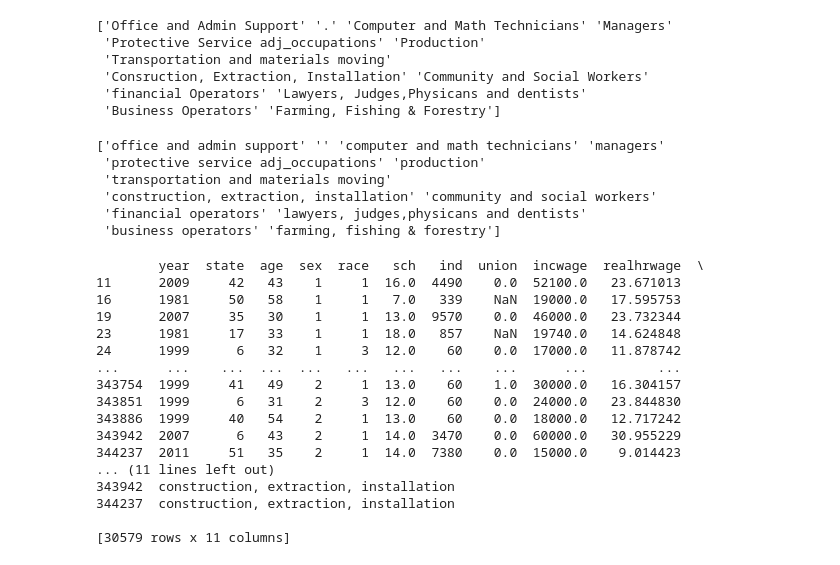
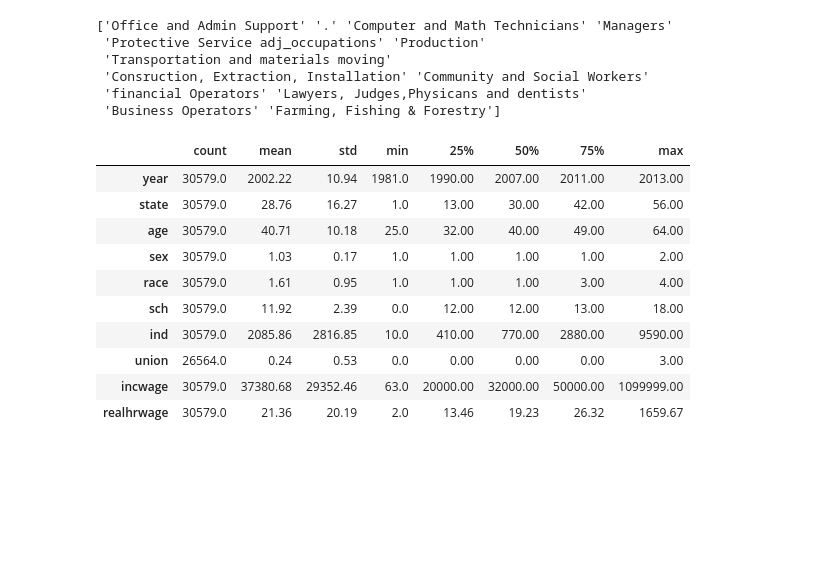
Before and after one commit to ep-ucl/QM2, a Jupyter notebook: notebooks/W07.Regression.ipynb, the cells around one changed output. Drawn from its saved outputs; the diff is of its cells as text; code cells hidden in the pictures; blank space fills up the shorter version.

```diff
--- a/notebooks/W07.Regression.ipynb
+++ b/notebooks/W07.Regression.ipynb
@@ -625,35 +625,22 @@ print(df['occupation'].unique())
 # %%
 # Fix the typo and clean up the occupation column
 df['occupation'] = df['occupation'].str.strip().str.replace('consruction', 'construction', case=False)
-# Check the unique values in the occupation column after cleaning
-print(df['occupation'].unique())
+
+# Filter the dataset based on the exact occupation name
+filtered_df = df[df['occupation'] == 'construction, extraction, installation']
+
+summary=filtered_df.describe().round(2)  # generate summary statistics, and round everything to 2 decimal degrees
+summary=summary.T #.T transposes the table (rows become columns and vice versa)
+summary
 # %% [output]
-['office and admin support' '' 'computer and math technicians' 'managers'
- 'protective service adj_occupations' 'production'
- 'transportation and materials moving'
- 'construction, extraction, installation' 'community and social workers'
- 'financial operators' 'lawyers, judges,physicans and dentists'
- 'business operators' 'farming, fishing & forestry']
+|  | count | mean | std | min | 25% | 50% | 75% | max |
+| year | 30579.0 | 2002.22 | 10.94 | 1981.0 | 1990.00 | 2007.00 | 2011.00 | 2013.00 |
+| state | 30579.0 | 28.76 | 16.27 | 1.0 | 13.00 | 30.00 | 42.00 | 56.00 |
+| age | 30579.0 | 40.71 | 10.18 | 25.0 | 32.00 | 40.00 | 49.00 | 64.00 |
+| sex | 30579.0 | 1.03 | 0.17 | 1.0 | 1.00 | 1.00 | 1.00 | 2.00 |
+| race | 30579.0 | 1.61 | 0.95 | 1.0 | 1.00 | 1.00 | 3.00 | 4.00 |
+| sch | 30579.0 | 11.92 | 2.39 | 0.0 | 12.00 | 12.00 | 13.00 | 18.00 |
+| ind | 30579.0 | 2085.86 | 2816.85 | 10.0 | 410.00 | 770.00 | 2880.00 | 9590.00 |
+| union | 26564.0 | 0.24 | 0.53 | 0.0 | 0.00 | 0.00 | 0.00 | 3.00 |
+| incwage | 30579.0 | 37380.68 | 29352.46 | 63.0 | 20000.00 | 32000.00 | 50000.00 | 1099999.00 |
+| realhrwage | 30579.0 | 21.36 | 20.19 | 2.0 | 13.46 | 19.23 | 26.32 | 1659.67 |
-# %%
-# Filter the dataset based on the exact occupation name
-filtered_df = df[df['occupation'] == 'construction, extraction, installation']
-# Print the filtered DataFrame
-print(filtered_df)
-# %% [output]
-        year  state  age  sex  race   sch   ind  union  incwage  realhrwage  \
-11      2009     42   43    1     1  16.0  4490    0.0  52100.0   23.671013
-16      1981     50   58    1     1   7.0   339    NaN  19000.0   17.595753
-19      2007     35   30    1     1  13.0  9570    0.0  46000.0   23.732344
-23      1981     17   33    1     1  18.0   857    NaN  19740.0   14.624848
-24      1999      6   32    1     3  12.0    60    0.0  17000.0   11.878742
-...      ...    ...  ...  ...   ...   ...   ...    ...      ...         ...
-343754  1999     41   49    2     1  13.0    60    1.0  30000.0   16.304157
-343851  1999      6   31    2     3  12.0    60    0.0  24000.0   23.844830
-343886  1999     40   54    2     1  13.0    60    0.0  18000.0   12.717242
-343942  2007      6   43    2     1  14.0  3470    0.0  60000.0   30.955229
-344237  2011     51   35    2     1  14.0  7380    0.0  15000.0    9.014423
-... (11 lines left out)
-343942  construction, extraction, installation
-344237  construction, extraction, installation
-
-[30579 rows x 11 columns]
```
Also changed, not shown: parts of 5 cells of this notebook.
